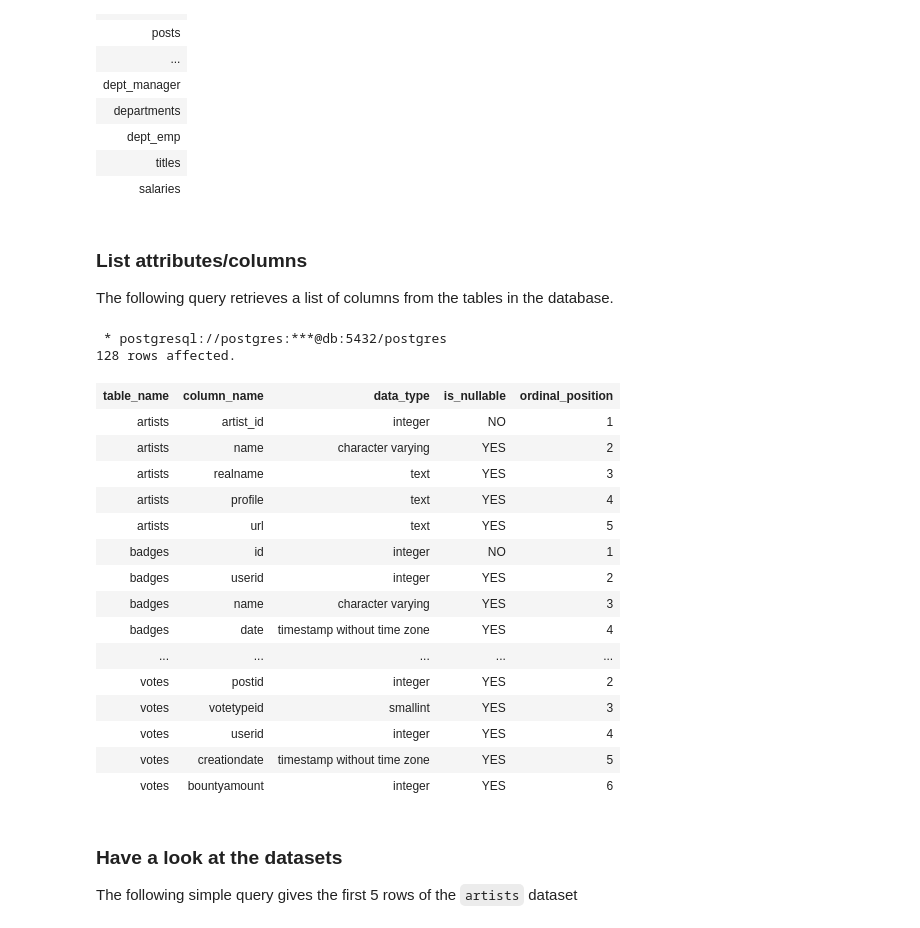
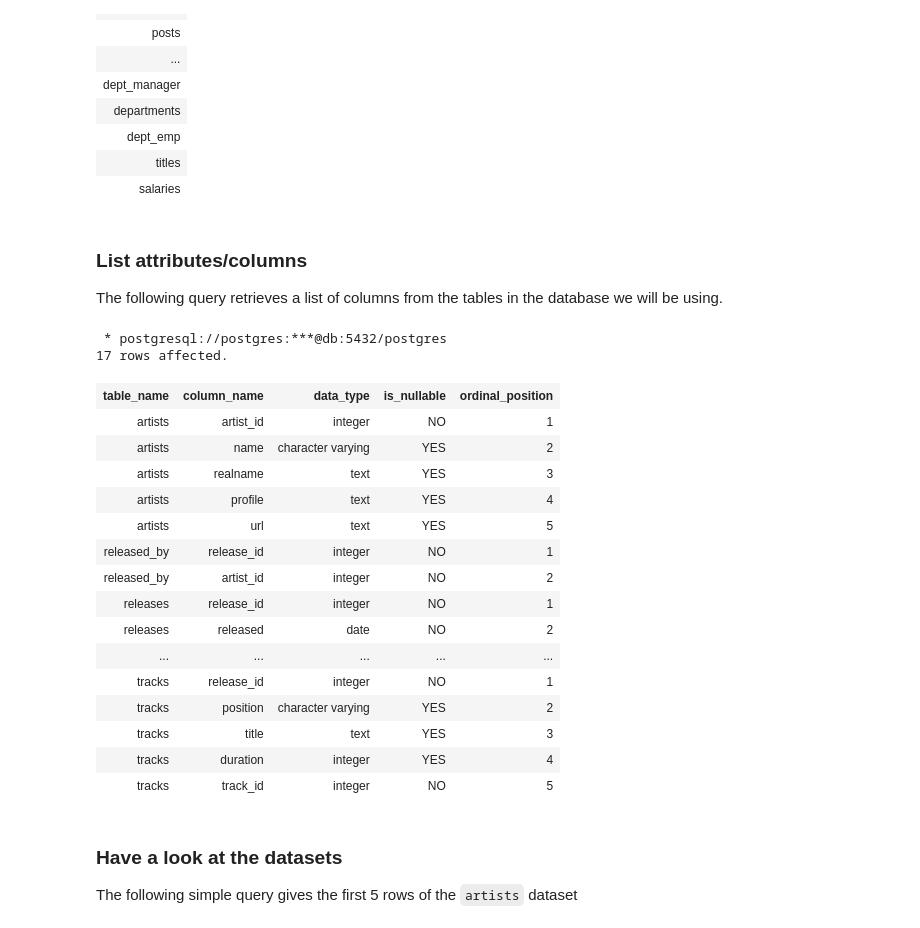
Before and after one commit to RumbleDB/bigdata-exercises, a Jupyter notebook: Big_Data/exercise01/Exercise01_Solutions.ipynb, the cells around one changed output. Cells and saved outputs as stored; diff of their text form; code cells hidden in the pictures.

```diff
--- a/Big_Data/exercise01/Exercise01_Solutions.ipynb
+++ b/Big_Data/exercise01/Exercise01_Solutions.ipynb
@@ -78,33 +78,33 @@ WHERE table_schema = 'public';
 | salaries |
 # %% [markdown]
 ### List attributes/columns
-The following query retrieves a list of columns from the tables in the database.
+The following query retrieves a list of columns from the tables in the database we will be using.
 # %%
 %%sql
 SELECT table_name, column_name, data_type, is_nullable, ordinal_position
 FROM information_schema.columns
-WHERE table_schema = 'public'
+WHERE table_schema = 'public' AND table_name IN ('artists', 'released_by', 'releases', 'tracks')
 AND table_name NOT LIKE 'pg_%'
 ORDER BY table_name, ordinal_position;
 # %% [output]
  * postgresql://postgres:***@db:5432/postgres
-128 rows affected.
+17 rows affected.
 | table_name | column_name | data_type | is_nullable | ordinal_position |
 | artists | artist_id | integer | NO | 1 |
 | artists | name | character varying | YES | 2 |
 | artists | realname | text | YES | 3 |
 | artists | profile | text | YES | 4 |
 | artists | url | text | YES | 5 |
-| badges | id | integer | NO | 1 |
-| badges | userid | integer | YES | 2 |
-| badges | name | character varying | YES | 3 |
-| badges | date | timestamp without time zone | YES | 4 |
+| released_by | release_id | integer | NO | 1 |
+| released_by | artist_id | integer | NO | 2 |
+| releases | release_id | integer | NO | 1 |
+| releases | released | date | NO | 2 |
 | ... | ... | ... | ... | ... |
-| votes | postid | integer | YES | 2 |
-| votes | votetypeid | smallint | YES | 3 |
-| votes | userid | integer | YES | 4 |
-| votes | creationdate | timestamp without time zone | YES | 5 |
-| votes | bountyamount | integer | YES | 6 |
+| tracks | release_id | integer | NO | 1 |
+| tracks | position | character varying | YES | 2 |
+| tracks | title | text | YES | 3 |
+| tracks | duration | integer | YES | 4 |
+| tracks | track_id | integer | NO | 5 |
 # %% [markdown]
 ### Have a look at the datasets
 The following simple query gives the first 5 rows of the `artists` dataset
```
Also changed, not shown: parts of 1 cell of this notebook, 1 other file.
